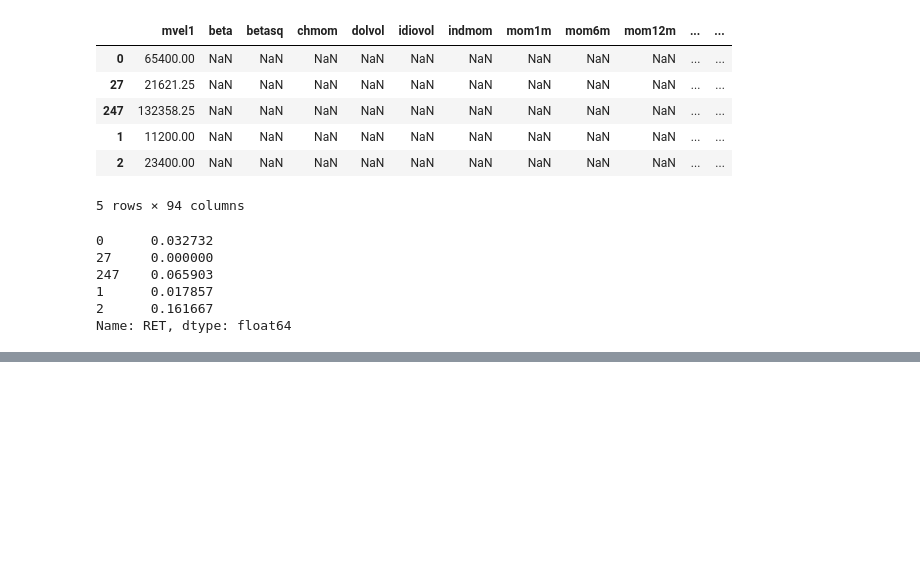
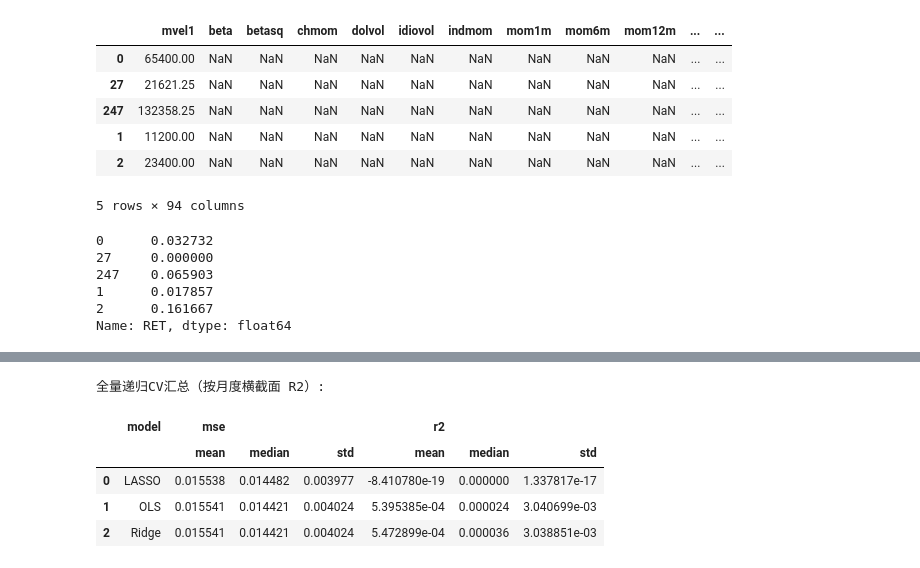
Before and after one commit to George-hardworking/machine-learning-for-finance, a Jupyter notebook: Assignment1/scripts/assignment1_kaibiao.ipynb, the cells around one changed output, grey strips where cells are left out. Cells and saved outputs as stored; diff of their text form; code cells hidden in the pictures; blank space fills up the shorter version.

```diff
--- a/Assignment1/scripts/assignment1_kaibiao.ipynb
+++ b/Assignment1/scripts/assignment1_kaibiao.ipynb
@@ -580,16 +799,24 @@ display(results_full_df)
 # %%
-# 汇总当前全量递归CV的 MSE / R2（按模型均值、标准差）
+# 汇总全量递归CV的 MSE / R2（均值 + 中位数 + 标准差）
 import pandas as pd
 
 if 'results_full_df' not in globals() or results_full_df.empty:
     raise RuntimeError('请先运行全量递归CV单元以生成 results_full_df')
 
 summary_full = (
     results_full_df
     .groupby('model')[['mse', 'r2']]
-    .agg(['mean', 'std'])
+    .agg(['mean', 'median', 'std'])
     .reset_index()
 )
-print('全量递归CV汇总（5 折，train_min_frac=0.80）：')
+
+print('全量递归CV汇总（按月度横截面 R2）:')
 display(summary_full)
+# %% [output]
+全量递归CV汇总（按月度横截面 R2）:
+|  | model | mse |  |  | r2 |  |  |
+|  |  | mean | median | std | mean | median | std |
+| 0 | LASSO | 0.015538 | 0.014482 | 0.003977 | -8.410780e-19 | 0.000000 | 1.337817e-17 |
+| 1 | OLS | 0.015541 | 0.014421 | 0.004024 | 5.395385e-04 | 0.000024 | 3.040699e-03 |
+| 2 | Ridge | 0.015541 | 0.014421 | 0.004024 | 5.472899e-04 | 0.000036 | 3.038851e-03 |
 # %%
```
Also changed, not shown: parts of 22 cells of this notebook.
